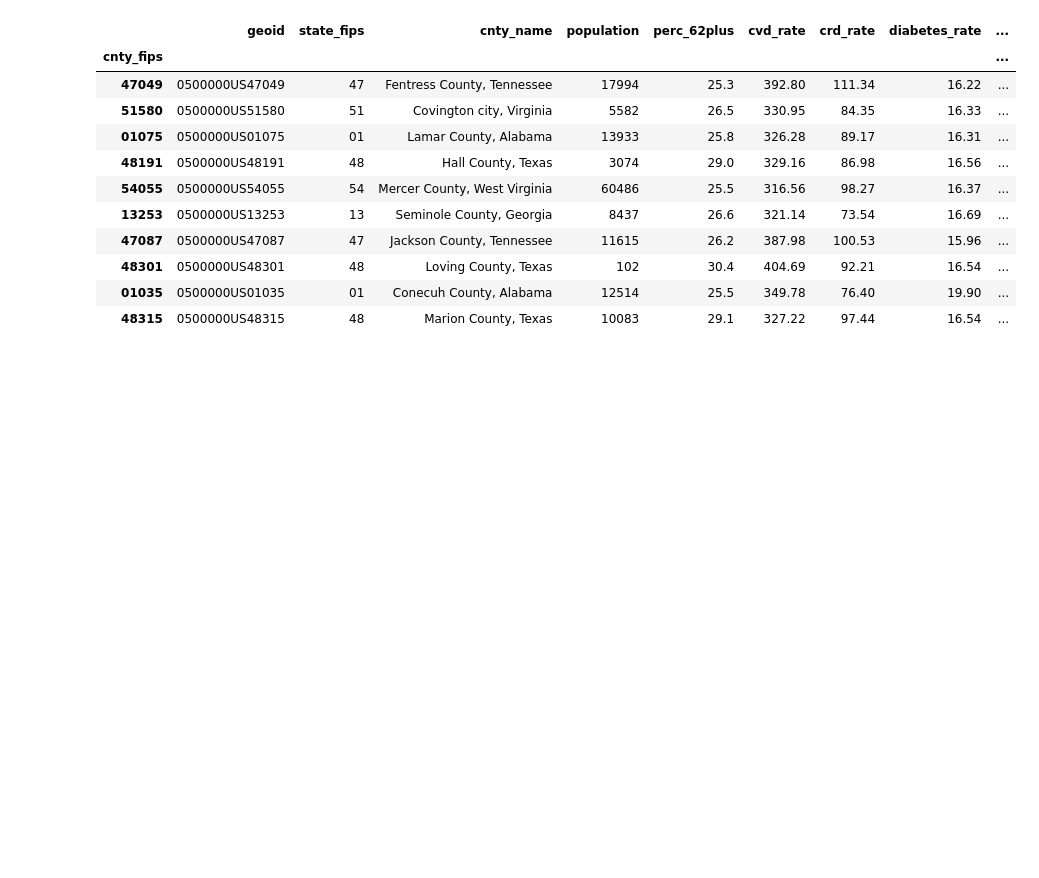
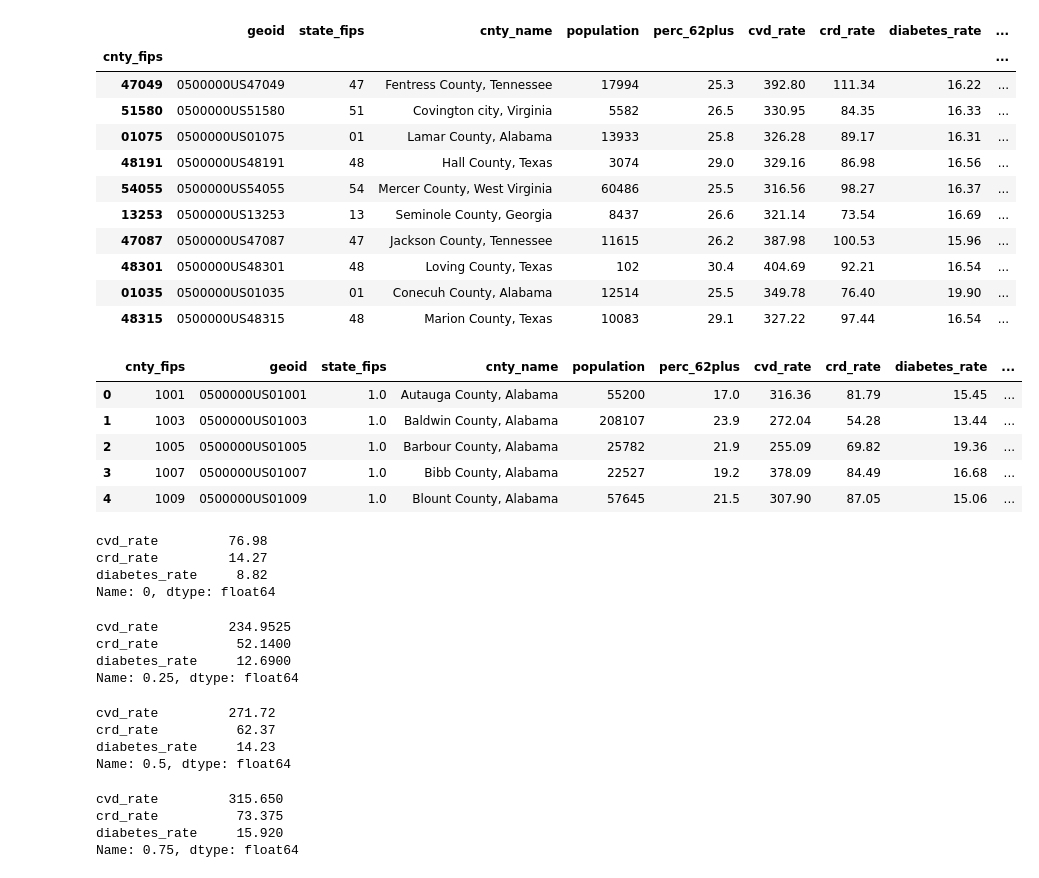
Before and after one commit to akanik/pub-media-covid19-collab, a Jupyter notebook: code/create-cnty-demo-disease.ipynb, the cells around one changed output. Cells and saved outputs as stored; diff of their text form; code cells hidden in the pictures; blank space fills up the shorter version.

```diff
--- a/code/create-cnty-demo-disease.ipynb
+++ b/code/create-cnty-demo-disease.ipynb
@@ -274,3 +274,14 @@ risk_data.sort_values('us_q_total', ascending=False).head(10)
 | 48315 | 0500000US48315 | 48 | Marion County, Texas | 10083 | 29.1 | 327.22 | 97.44 | 16.54 | ... |
 # %%
 risk_data.reset_index().to_csv('../data/national-cnty-covid19-risk-analysis.csv', index=False)
+# %%
+risk_data = pd.read_csv('../data/national-cnty-covid19-risk-analysis.csv')
+# %%
+risk_data.head()
+# %% [output]
+|  | cnty_fips | geoid | state_fips | cnty_name | population | perc_62plus | cvd_rate | crd_rate | diabetes_rate | ... |
+| 0 | 1001 | 0500000US01001 | 1.0 | Autauga County, Alabama | 55200 | 17.0 | 316.36 | 81.79 | 15.45 | ... |
+| 1 | 1003 | 0500000US01003 | 1.0 | Baldwin County, Alabama | 208107 | 23.9 | 272.04 | 54.28 | 13.44 | ... |
+| 2 | 1005 | 0500000US01005 | 1.0 | Barbour County, Alabama | 25782 | 21.9 | 255.09 | 69.82 | 19.36 | ... |
+| 3 | 1007 | 0500000US01007 | 1.0 | Bibb County, Alabama | 22527 | 19.2 | 378.09 | 84.49 | 16.68 | ... |
+| 4 | 1009 | 0500000US01009 | 1.0 | Blount County, Alabama | 57645 | 21.5 | 307.90 | 87.05 | 15.06 | ... |
@@ -276,0 +291,28 @@ risk_data.reset_index().to_csv('../data/national-cnty-covid19-risk-analysis.csv'
+# %%
+risk_data[['cvd_rate','crd_rate','diabetes_rate']].quantile(0)
+# %% [output]
+cvd_rate         76.98
+crd_rate         14.27
+diabetes_rate     8.82
+Name: 0, dtype: float64
+# %%
+risk_data[['cvd_rate','crd_rate','diabetes_rate']].quantile(.25)
+# %% [output]
+cvd_rate         234.9525
+crd_rate          52.1400
+diabetes_rate     12.6900
+Name: 0.25, dtype: float64
+# %%
+risk_data[['cvd_rate','crd_rate','diabetes_rate']].quantile(.5)
+# %% [output]
+cvd_rate         271.72
+crd_rate          62.37
+diabetes_rate     14.23
+Name: 0.5, dtype: float64
+# %%
+risk_data[['cvd_rate','crd_rate','diabetes_rate']].quantile(.75)
+# %% [output]
+cvd_rate         315.650
+crd_rate          73.375
+diabetes_rate     15.920
+Name: 0.75, dtype: float64
```
Also changed, not shown: parts of 2 cells of this notebook, 19 other files.
